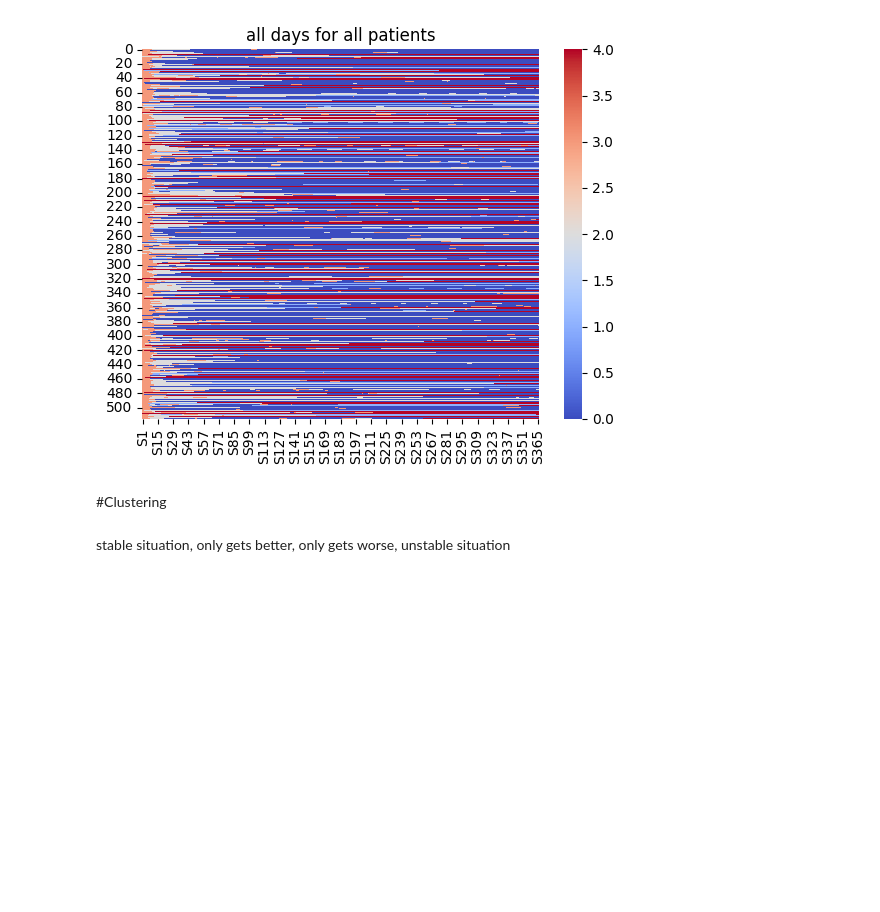
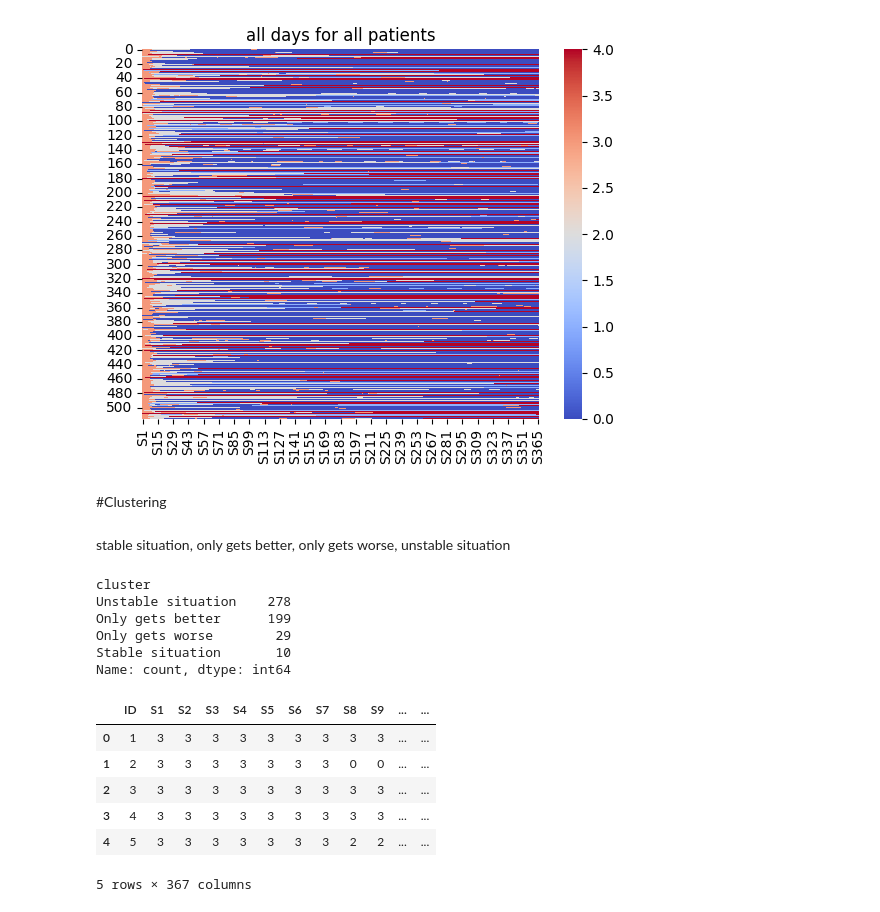
Before and after one commit to SaraGhR/hip-fracture-care-episodes, a Jupyter notebook: hip_fracture_analyzing_clustering.ipynb, the cells around one changed output. Saved outputs shown, nothing was run; the diff lists cells and outputs as text; code cells hidden in the pictures; blank space fills up the shorter version.

```diff
--- a/hip_fracture_analyzing_clustering.ipynb
+++ b/hip_fracture_analyzing_clustering.ipynb
@@ -55,3 +55,43 @@ plt.show()
 #Clustering
 # %% [markdown]
 stable situation, only gets better, only gets worse, unstable situation
+# %%
+def classify_patient(row):
+    values = row.values
+    start, end = values[0], values[-1]
+    diffs = np.diff(values)
+
+    num_changes = np.sum(diffs != 0)
+    ever_worse = np.any(diffs > 0)   # goes worse
+    ever_better = np.any(diffs < 0)  # gets better
+
+    # --- rules ---
+    if num_changes == 0:
+        return "Stable situation"
+    elif (not ever_worse) and (end <= start):
+        return "Only gets better"
+    elif (not ever_better) and (end >= start):
+        return "Only gets worse"
+    else:
+        return "Unstable situation"
+
+# classification
+df["cluster"] = df.drop("ID", axis=1).apply(classify_patient, axis=1)
+
+# outcome
+print(df["cluster"].value_counts())
+df.head()
+# %% [output]
+cluster
+Unstable situation    278
+Only gets better      199
+Only gets worse        29
+Stable situation       10
+Name: count, dtype: int64
+|  | ID | S1 | S2 | S3 | S4 | S5 | S6 | S7 | S8 | S9 | ... | ... |
+| 0 | 1 | 3 | 3 | 3 | 3 | 3 | 3 | 3 | 3 | 3 | ... | ... |
+| 1 | 2 | 3 | 3 | 3 | 3 | 3 | 3 | 3 | 0 | 0 | ... | ... |
+| 2 | 3 | 3 | 3 | 3 | 3 | 3 | 3 | 3 | 3 | 3 | ... | ... |
+| 3 | 4 | 3 | 3 | 3 | 3 | 3 | 3 | 3 | 3 | 3 | ... | ... |
+| 4 | 5 | 3 | 3 | 3 | 3 | 3 | 3 | 3 | 2 | 2 | ... | ... |
+5 rows × 367 columns
```
Also changed, not shown: parts of 5 cells of this notebook.
